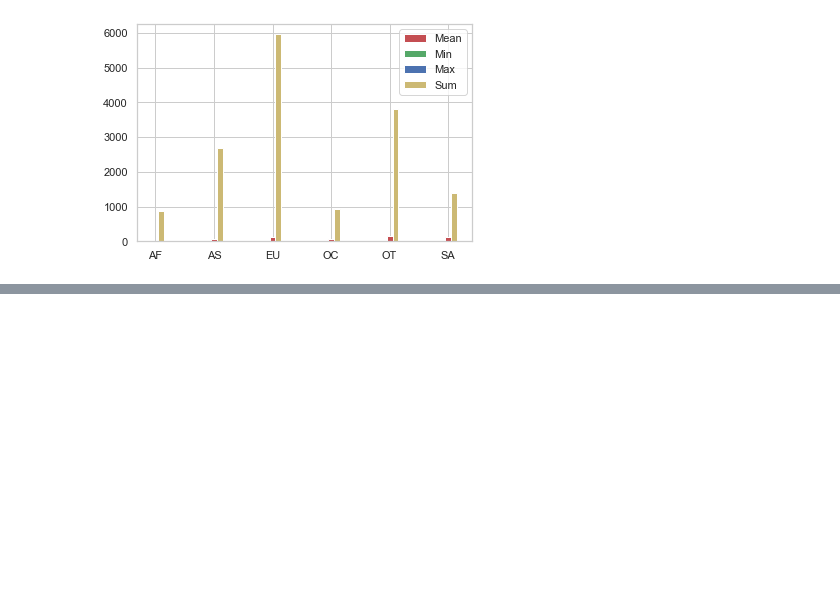
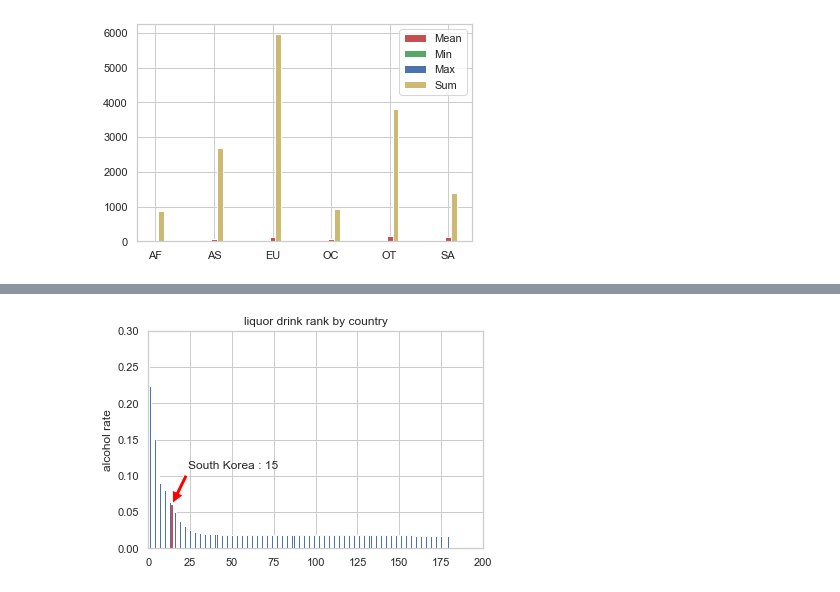
Before and after one commit to gyrud02/python_study, a Jupyter notebook: 12주차.ipynb, the cells around one changed output, grey strips where cells are left out. Cells and saved outputs as stored; diff of their text form; code cells hidden in the pictures; blank space fills up the shorter version.

```diff
--- a/12주차.ipynb
+++ b/12주차.ipynb
@@ -299,0 +349,12 @@ plt.show()
+# %%
+# total_servings 피처를 생성한다.
+drinks['total_servings'] = drinks['beer_servings'] + drinks['wine_servings'] + drinks['spirit_servings']
+
+# 술 소비량 대비 알코올 비율 피처를 생성한다.
+drinks['alcohol_rate'] = drinks['total_litres_of_pure_alcohol'] / drinks['total_servings']
+drinks['alcohol_rate'] = drinks['alcohol_rate'].fillna(0)
+
+# 순위 정보를 생성한다.
+country_with_rank = drinks[['country', 'alcohol_rate']]
+country_with_rank = country_with_rank.sort_values(by=['alcohol_rate'], ascending=0)
+country_with_rank.head(5)
@@ -307,10 +375,11 @@ bar_list = plt.bar(x_pos, rank)
 bar_list[country_list.index("South Korea")].set_color('r')
 plt.ylabel('alcohol rate')
 plt.title('liquor drink rank by country')
-plt.axis(0, 200, 0, 0.3)
+plt.axis([0, 200, 0, 0.3])
 
 korea_rank = country_list.index("South Korea")
 korea_alc_rate = country_with_rank[country_with_rank['country'] == 'South Korea']['alcohol_rate'].values[0]
-plt.annotate('South Korea : ' + str(korea_rank + 1), xytext = (korea_rank + 10, korea_alc_rate + 0.05),
-             arrowprops = dict(facecolor = 'red', shrink = 0.05)
+plt.annotate('South Korea : ' + str(korea_rank + 1), xy = (korea_rank, korea_alc_rate), xytext = (korea_rank + 10, korea_alc_rate + 0.05),
+             arrowprops = dict(facecolor = 'red', shrink = 0.05))
+plt.show()
 # %% [output]
@@ -318,3 +386,4 @@ SyntaxError: unexpected EOF while parsing (<ipython-input-32-647113675777>, line
+[figure, added]
 # %%
 x_pos = np.arange(len(country_list))
 x_pos
```
Also changed, not shown: parts of 7 cells of this notebook.
